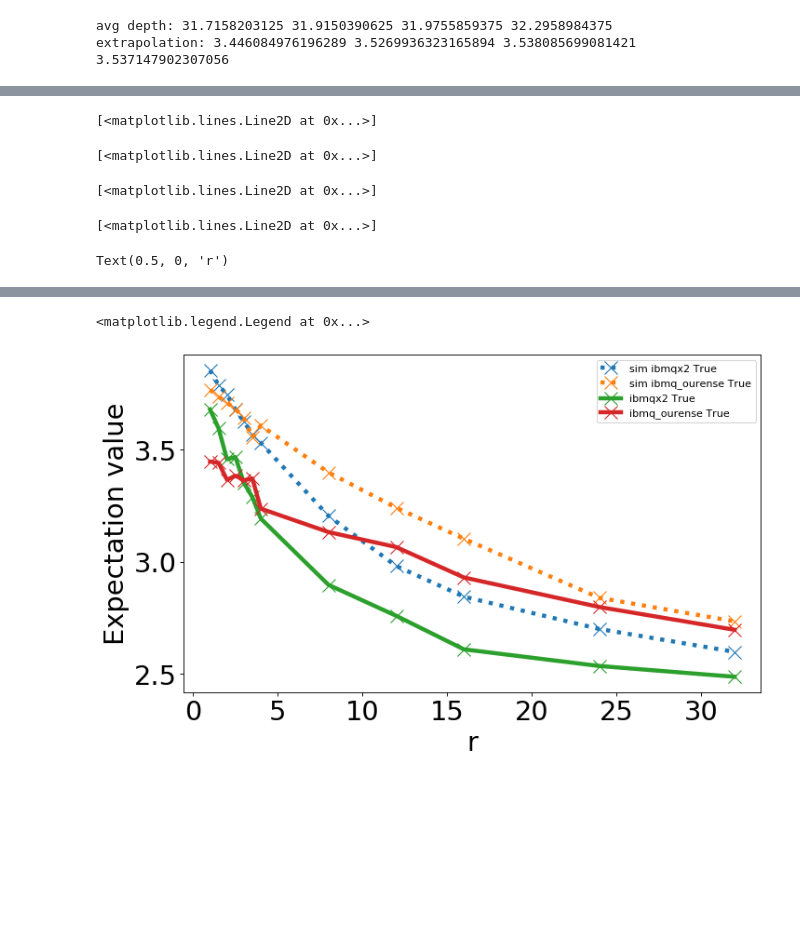
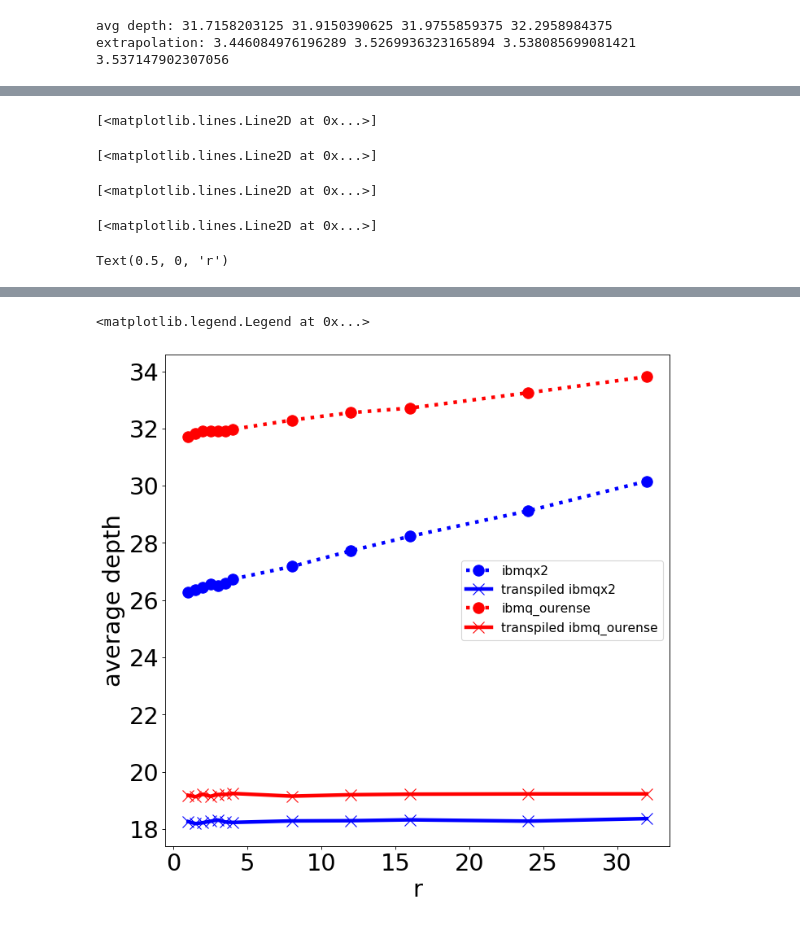
Before and after one commit to OpenQuantumComputing/error_mitigation, a Jupyter notebook: Poker circuit.ipynb, the cells around one changed output, grey strips where cells are left out. Saved outputs shown, nothing was run; the diff lists cells and outputs as text; code cells hidden in the pictures; blank space fills up the shorter version.

```diff
--- a/Poker circuit.ipynb
+++ b/Poker circuit.ipynb
@@ -856,45 +1223,60 @@ extrapolation: 3.446084976196289 3.5269936323165894 3.538085699081421 3.53714790
 font = {'size' : 26}
 pl.matplotlib.rc('font', **font)
 
-f = pl.figure(figsize=(10, 6), dpi= 80, facecolor='w', edgecolor='k')
+f = pl.figure(figsize=(10, 10), dpi= 80, facecolor='w', edgecolor='k')
 
-backendname = backendname_sim
-for noisemodelname in [backendname_x2, backendname_ourense]:
-    for paulitwirling in (True, False):
-        if not paulitwirling:
-            break
-        E_tmp=[]
-        for r in (1, 1.5, 2, 2.5, 3, 3.5, 4, 8, 12, 16, 24, 32):
-            basename='backend_'+backendname+'_shots_'+str(shots) \
-                +'_noisemodel_'+noisemodelname+'_errorlevel_'+str(r) \
-                +'_paulitwirling_'+str(paulitwirling) \
-                +'_numcircuits_'+str(num_circuits)
-            E_tmp.append(E_av_dict[basename][-1])
-        pl.plot((1,1.5,2,2.5,3,3.5,4,8,12,16,24,32),\
-                (E_tmp),\
-                'x:', linewidth=4, markersize=12,\
-                label='sim '+noisemodelname+' '+str(paulitwirling))
 
-for paulitwirling in (True, False):
-    if not paulitwirling:
-        break
-    for backendname in [backendname_x2, backendname_ourense]:
-        noisemodelname = backendname
-        E_tmp=[]
-        for r in (1, 1.5, 2, 2.5, 3, 3.5, 4, 8, 12, 16, 24, 32):
-            basename='backend_'+backendname+'_shots_'+str(shots) \
-                +'_noisemodel_'+noisemodelname+'_errorlevel_'+str(r) \
-                +'_paulitwirling_'+str(paulitwirling) \
-                +'_numcircuits_'+str(num_circuits)
-            E_tmp.append(E_av_dict[basename][-1])
-        pl.plot((1,1.5,2,2.5,3,3.5,4,8,12,16,24,32),\
-                (E_tmp),\
-                'x-', linewidth=4, markersize=12,\
-                label=noisemodelname+' '+str(paulitwirling))
+# backendname = backendname_sim
+# for noisemodelname in [backendname_x2, backendname_ourense]:
+#     for paulitwirling in (True, False):
+#         if not paulitwirling:
+#             break
+#         mean_depth_tmp=[]
+#         mean_depth_transpiled_tmp=[]
+#         for r in (1, 1.5, 2, 2.5, 3, 3.5, 4, 8, 12, 16, 24, 32):
+#             basename='backend_'+backendname+'_shots_'+str(shots) \
+#                 +'_noisemodel_'+noisemodelname+'_errorlevel_'+str(r) \
+#                 +'_paulitwirling_'+str(paulitwirling) \
+#                 +'_numcircuits_'+str(num_circuits)
+#             mean_depth_tmp.append(mean_depth_dict[basename])
+#             mean_depth_transpiled_tmp.append(mean_depth_transpiled_dict[basename])
+#         pl.plot((1,1.5,2,2.5,3,3.5,4,8,12,16,24,32),\
+#                 (mean_depth_tmp),\
+#                 'x:', linewidth=4, markersize=12,\
+#                 label='sim '+noisemodelname+' '+str(paulitwirling))
+#         pl.plot((1,1.5,2,2.5,3,3.5,4,8,12,16,24,32),\
+#                 (mean_depth_transpiled_tmp),\
+#                 'x:', linewidth=4, markersize=12,\
+#                 label='sim transpiled '+noisemodelname+' '+str(paulitwirling))
+
+paulitwirling=True
+for backendname in [backendname_x2, backendname_ourense]:
+    noisemodelname = backendname
+    if backendname == backendname_x2:
+        col='b'
+    else:
+        col='r'
+    mean_depth_tmp=[]
+    mean_depth_transpiled_tmp=[]
+    for r in (1, 1.5, 2, 2.5, 3, 3.5, 4, 8, 12, 16, 24, 32):
+        basename='backend_'+backendname+'_shots_'+str(shots) \
+            +'_noisemodel_'+noisemodelname+'_errorlevel_'+str(r) \
+            +'_paulitwirling_'+str(paulitwirling) \
+            +'_numcircuits_'+str(num_circuits)
+        mean_depth_tmp.append(mean_depth_dict[basename])
+        mean_depth_transpiled_tmp.append(mean_depth_transpiled_dict[basename])
+    pl.plot((1,1.5,2,2.5,3,3.5,4,8,12,16,24,32),\
+            (mean_depth_tmp),\
+            'o:'+col, linewidth=4, markersize=12,\
+            label=backendname)
+    pl.plot((1,1.5,2,2.5,3,3.5,4,8,12,16,24,32),\
+            (mean_depth_transpiled_tmp),\
+            'x-'+col, linewidth=4, markersize=12,\
+            label='transpiled '+backendname)
 
 pl.xlabel('r')
-pl.ylabel('Expectation value')
-pl.legend(loc='best',fontsize='10')
+pl.ylabel('average depth')
+pl.legend(loc='best',fontsize='14')
 # %% [output]
 [<matplotlib.lines.Line2D at 0x...>]
 [<matplotlib.lines.Line2D at 0x...>]
@@ -905,2 +1287,2 @@ Text(0, 0.5, 'Expectation value')
 <matplotlib.legend.Legend at 0x...>
-[figure, old version]
+[figure, new version]
```
Also changed, not shown: parts of 21 cells of this notebook, 2 other files.
